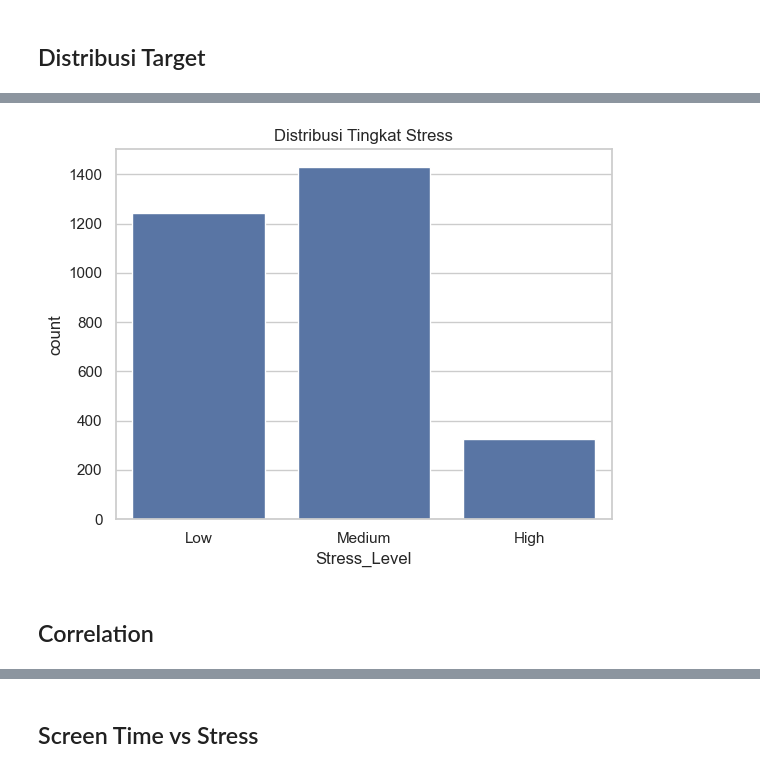
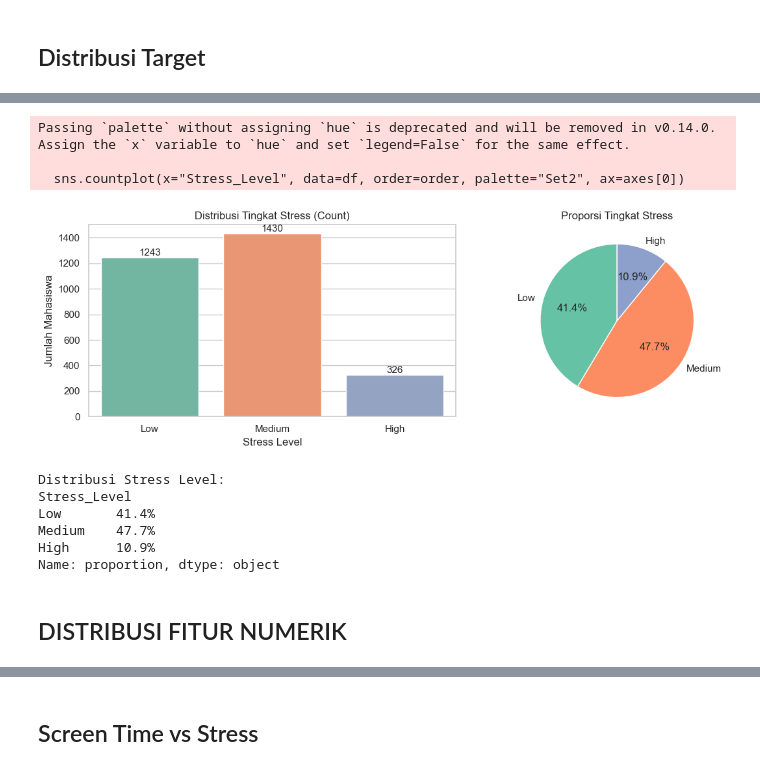
Before and after one commit to ShinZeleo/BurnoutGuard, a Jupyter notebook: Capstone.ipynb, the cells around one changed output, grey strips where cells are left out. Saved outputs shown, nothing was run; the diff lists cells and outputs as text; code cells hidden in the pictures.

```diff
--- a/Capstone.ipynb
+++ b/Capstone.ipynb
@@ -119,7 +252,7 @@ binary_map = {
 
 df["Physical_Exercise"] = df["Physical_Exercise"].map(binary_map)
 df["Tuition"] = df["Tuition"].map(binary_map)
-df["Tuition"] = df["Tuition"].astype("category")
+# df["Tuition"] = df["Tuition"].astype("category")
 # %%
 print(df["Physical_Exercise"].unique())
 print(df["Tuition"].unique())
@@ -128,14 +261,8 @@ print(df["Tuition"].unique())
 [1, 0]
 Categories (2, int64): [0, 1]
 # %%
-from pandas.api.types import CategoricalDtype
-
-income_order = CategoricalDtype(
-    categories=["Low", "Medium", "High"],
-    ordered=True
-)
-
-df["Family_Income_Level"] = df["Family_Income_Level"].astype(income_order)
+income_map = {"Low": 0, "Medium": 1, "High": 2}
+df["Family_Income_Level"] = df["Family_Income_Level"].map(income_map)
 # %%
 print(df["Tuition"].dtype)
 print(df["Family_Income_Level"].dtype)
@@ -310,11 +297,46 @@ for col in ["Study_Hours", "Screen_Time", "Sleep_Hours"]:
 # %%
-order = ["Low","Medium","High"]
+# order = ["Low","Medium","High"]
 
-sns.countplot(x="Stress_Level", data=df, order=order)
-plt.title("Distribusi Tingkat Stress")
+# sns.countplot(x="Stress_Level", data=df, order=order)
+# plt.title("Distribusi Tingkat Stress")
+# plt.show()
+
+order = ["Low", "Medium", "High"]
+
+fig, axes = plt.subplots(1, 2, figsize=(12, 4))
+
+# Count plot
+sns.countplot(x="Stress_Level", data=df, order=order, hue="Stress_Level", legend=False, palette="Set2", ax=axes[0])
+axes[0].set_title("Distribusi Tingkat Stress (Count)")
+axes[0].set_xlabel("Stress Level")
+axes[0].set_ylabel("Jumlah Mahasiswa")
+for p in axes[0].patches:
+    axes[0].annotate(f'{int(p.get_height())}',
+                     (p.get_x() + p.get_width() / 2., p.get_height()),
+                     ha='center', va='bottom', fontsize=11)
+
+# Pie chart
+counts = df["Stress_Level"].value_counts().reindex(order)
+axes[1].pie(counts, labels=order, autopct='%1.1f%%',
+            colors=sns.color_palette("Set2", 3), startangle=90)
+axes[1].set_title("Proporsi Tingkat Stress")
+
+plt.tight_layout()
 plt.show()
+
+print("Distribusi Stress Level:")
+print(df["Stress_Level"].value_counts(normalize=True).reindex(order).mul(100).round(1).astype(str) + "%")
 # %% [output]
+Passing `palette` without assigning `hue` is deprecated and will be removed in v0.14.0. Assign the `x` variable to `hue` and set `legend=False` for the same effect.
+
+  sns.countplot(x="Stress_Level", data=df, order=order, palette="Set2", ax=axes[0])
-[figure, old version]
+[figure, new version]
+Distribusi Stress Level:
+Stress_Level
+Low       41.4%
+Medium    47.7%
+High      10.9%
+Name: proportion, dtype: object
 # %% [markdown]
-## Correlation
+## DISTRIBUSI FITUR NUMERIK
 # %%
```
Also changed, not shown: parts of 86 cells of this notebook, 7 other files.
